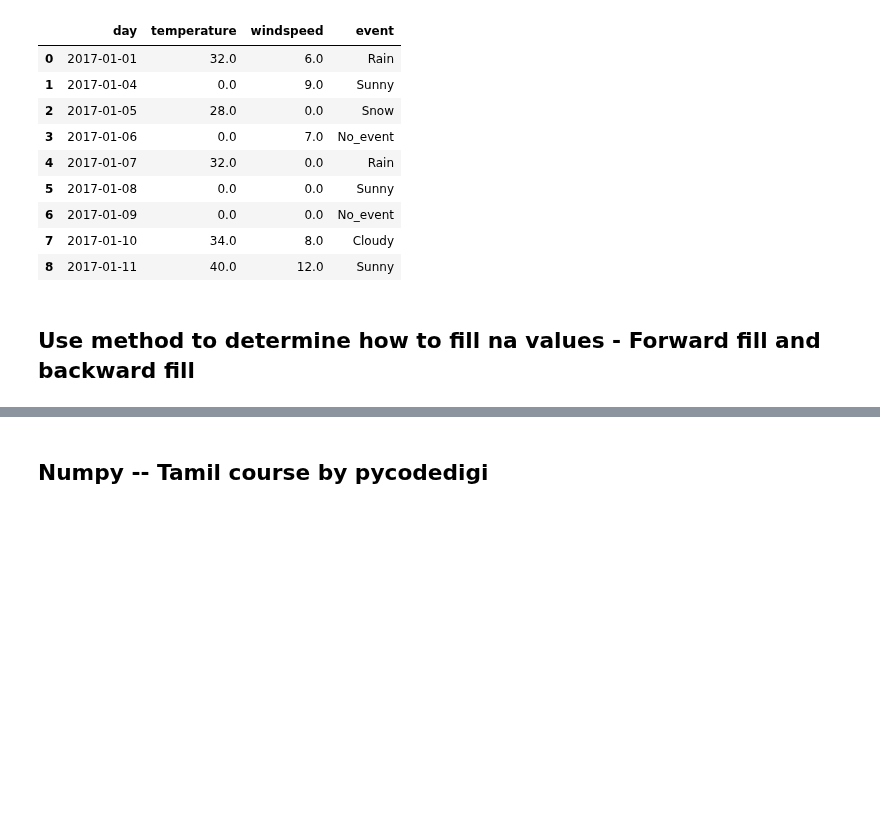
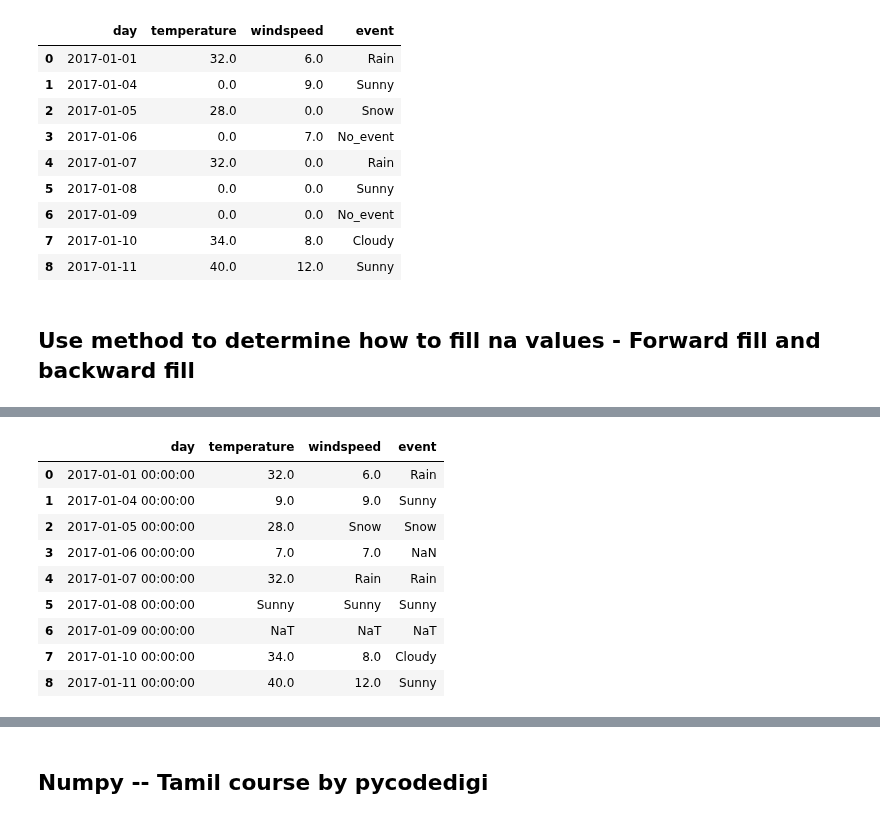
Before and after one commit to uba-sagan/Projects, a Jupyter notebook: Data_Analytics/Pandas.ipynb, the cells around one changed output, grey strips where cells are left out. Drawn from its saved outputs; the diff is of its cells as text; code cells hidden in the pictures; blank space fills up the shorter version.

```diff
--- a/Data_Analytics/Pandas.ipynb
+++ b/Data_Analytics/Pandas.ipynb
@@ -860,0 +902,14 @@ news_df
+# %%
+n = df.fillna(method="bfill", axis="columns")
+n
+# %% [output]
+|  | day | temperature | windspeed | event |
+| 0 | 2017-01-01 00:00:00 | 32.0 | 6.0 | Rain |
+| 1 | 2017-01-04 00:00:00 | 9.0 | 9.0 | Sunny |
+| 2 | 2017-01-05 00:00:00 | 28.0 | Snow | Snow |
+| 3 | 2017-01-06 00:00:00 | 7.0 | 7.0 | NaN |
+| 4 | 2017-01-07 00:00:00 | 32.0 | Rain | Rain |
+| 5 | 2017-01-08 00:00:00 | Sunny | Sunny | Sunny |
+| 6 | 2017-01-09 00:00:00 | NaT | NaT | NaT |
+| 7 | 2017-01-10 00:00:00 | 34.0 | 8.0 | Cloudy |
+| 8 | 2017-01-11 00:00:00 | 40.0 | 12.0 | Sunny |
```
Also changed, not shown: parts of 12 cells of this notebook.
